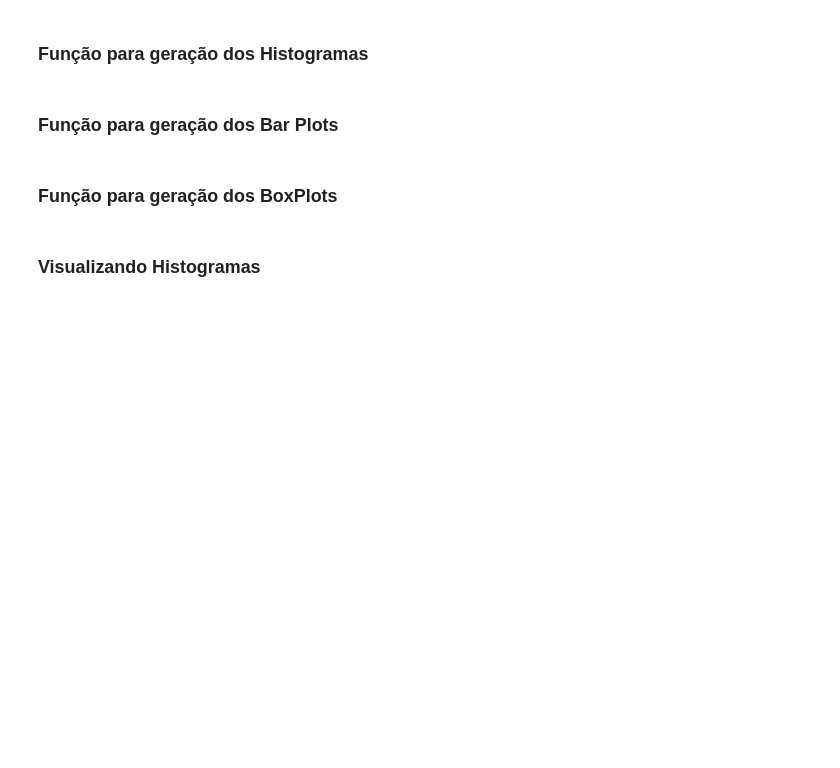
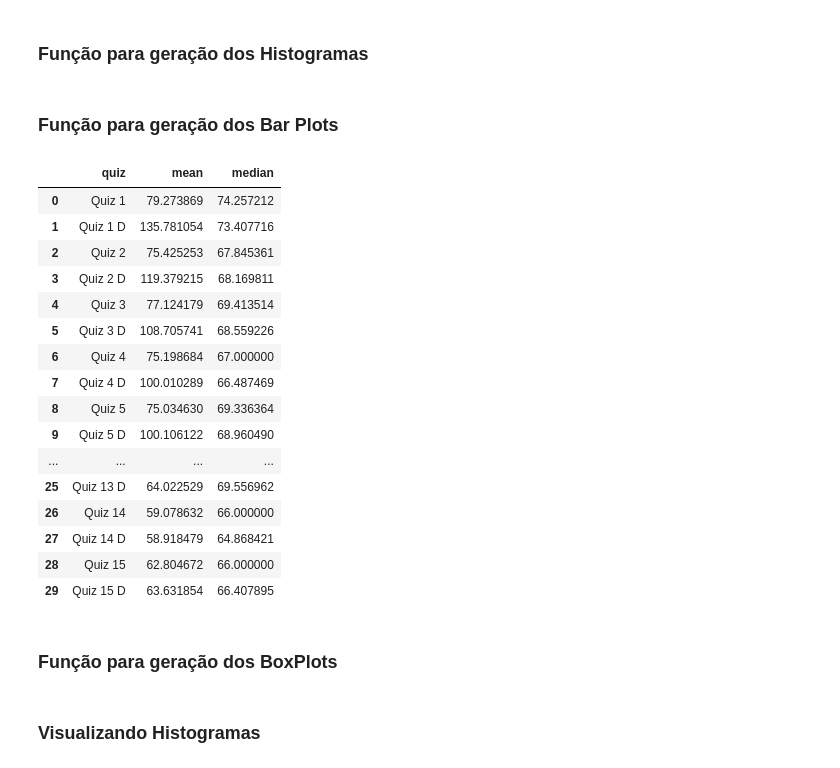
Before and after one commit to mediote/proz_quiz, a Jupyter notebook: quiz.ipynb, the cells around one changed output. Saved outputs shown, nothing was run; the diff lists cells and outputs as text; code cells hidden in the pictures; blank space fills up the shorter version.

```diff
--- a/quiz.ipynb
+++ b/quiz.ipynb
@@ -118,6 +118,27 @@ def create_quiz_metrics_dataset(quiz_data):
 
         quiz_metrics = pd.DataFrame(quiz_list)
         return quiz_metrics
+# %%
+quiz_metrics = create_quiz_metrics_dataset(enfermagem)
+quiz_metrics
+# %% [output]
+|  | quiz | mean | median |
+| 0 | Quiz 1 | 79.273869 | 74.257212 |
+| 1 | Quiz 1 D | 135.781054 | 73.407716 |
+| 2 | Quiz 2 | 75.425253 | 67.845361 |
+| 3 | Quiz 2 D | 119.379215 | 68.169811 |
+| 4 | Quiz 3 | 77.124179 | 69.413514 |
+| 5 | Quiz 3 D | 108.705741 | 68.559226 |
+| 6 | Quiz 4 | 75.198684 | 67.000000 |
+| 7 | Quiz 4 D | 100.010289 | 66.487469 |
+| 8 | Quiz 5 | 75.034630 | 69.336364 |
+| 9 | Quiz 5 D | 100.106122 | 68.960490 |
+| ... | ... | ... | ... |
+| 25 | Quiz 13 D | 64.022529 | 69.556962 |
+| 26 | Quiz 14 | 59.078632 | 66.000000 |
+| 27 | Quiz 14 D | 58.918479 | 64.868421 |
+| 28 | Quiz 15 | 62.804672 | 66.000000 |
+| 29 | Quiz 15 D | 63.631854 | 66.407895 |
 # %%
 from plotly.subplots import make_subplots
 import plotly.graph_objects as go
```
Also changed, not shown: parts of 1 cell of this notebook.
